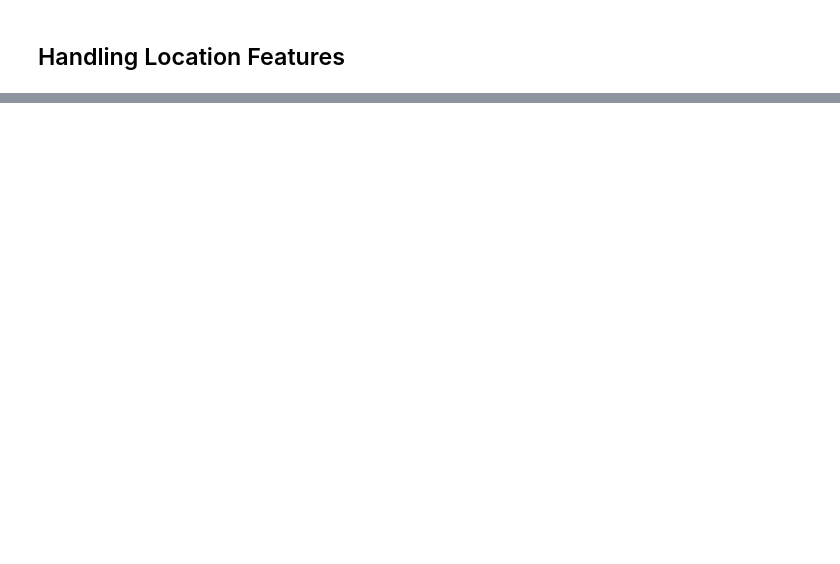
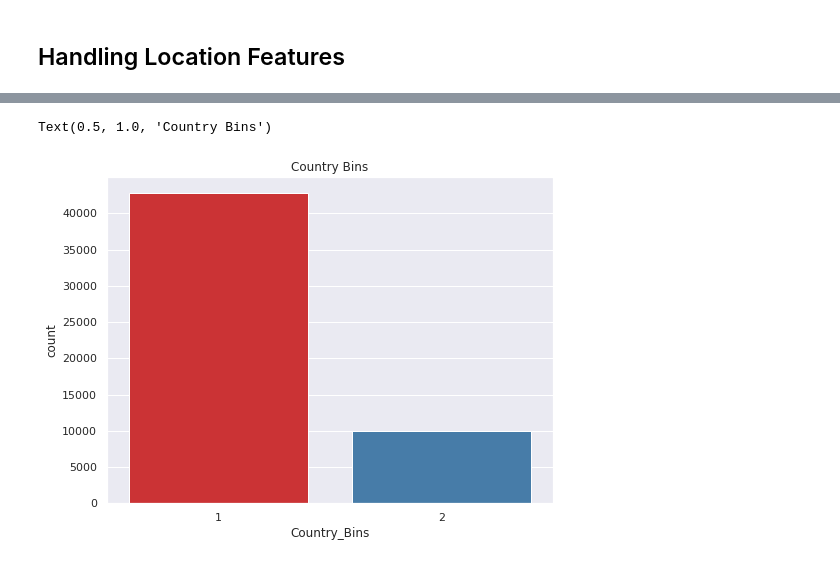
Before and after one commit to Kerry-Clarke/ba590_capstone, a Jupyter notebook: preprocessing.ipynb, the cells around one changed output, grey strips where cells are left out. Cells and saved outputs as stored; diff of their text form; code cells hidden in the pictures; blank space fills up the shorter version.

```diff
--- a/preprocessing.ipynb
+++ b/preprocessing.ipynb
@@ -421,3 +425,6 @@ Degree_Type_Bins        0
 dtype: int64]
-# %%
-df = df.drop(['Active City','Active Postal','Active Country'], axis=1)
+# %%
+# drop rows where HSCity & Active Region have missing values
+# these are low impact features because not many were missing so it is ok to remove the rows
+df = df.dropna(axis=0, how='any', subset=['HSCity','Active Region','Resident_Bins'])
+df.shape
@@ -452 +461,4 @@ Degree_Type_Bins        0
 dtype: int64]
+# %%
+df = df.dropna(axis=0, how='any', subset=['HST'])
+df.shape
@@ -452,0 +496,4 @@ dtype: int64]
+# %%
+df = df.rename(mapper={'Active Country':'Active_Country','Active Postal':'Active_Postal','Active City':'Active_City',
+                      'Active Region':'Active_Region'},axis=1)
+df.columns
@@ -452,0 +509,18 @@ dtype: int64]
+# %%
+# Active Country Bins
+def assign_country_bins(Active_Country):
+    if Active_Country == 'United States':
+        return(1)
+    else:
+        return(2)
+
+# Applying country bins function to the DataFrame
+df['Country_Bins'] = df['Active_Country'].apply(assign_country_bins)
+
+# verifying Country Bins
+fig = plt.figure(figsize=(8,6))
+ax = sns.countplot(x="Country_Bins", data=df, palette='Set1')
+plt.title('Country Bins')
+# %% [output]
+Text(0.5, 1.0, 'Country Bins')
+[figure, added]
```
Also changed, not shown: parts of 25 cells of this notebook, 6 other files.
